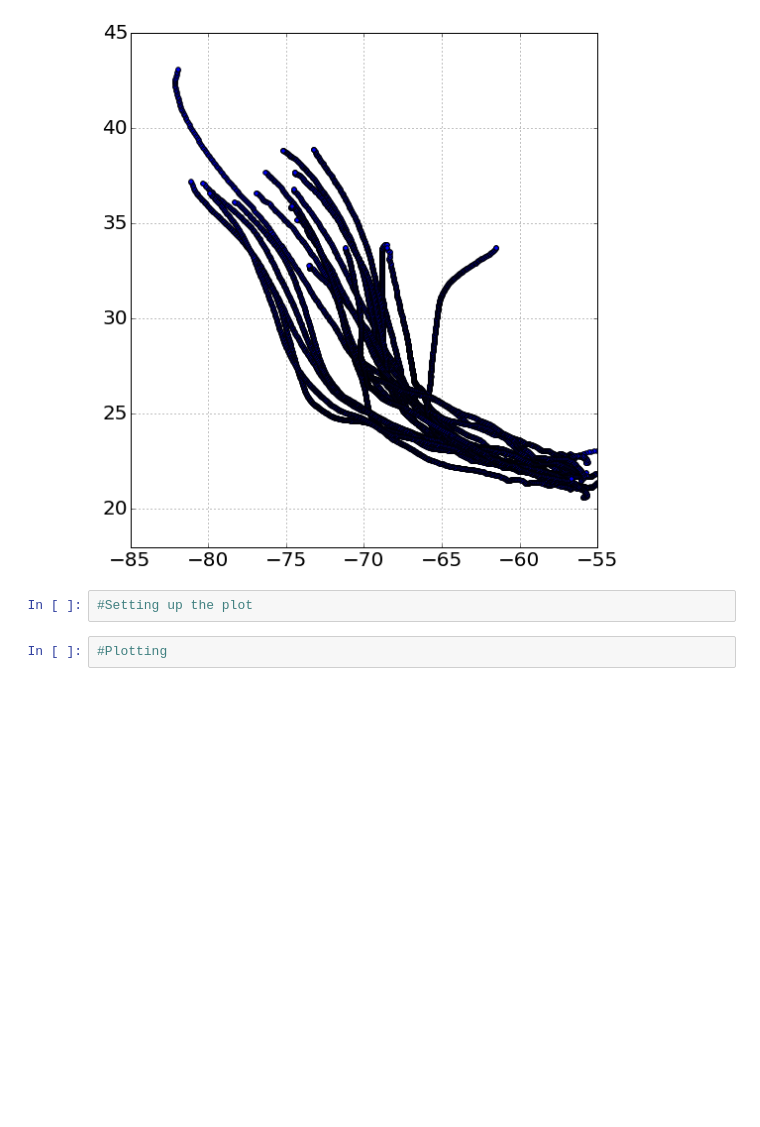
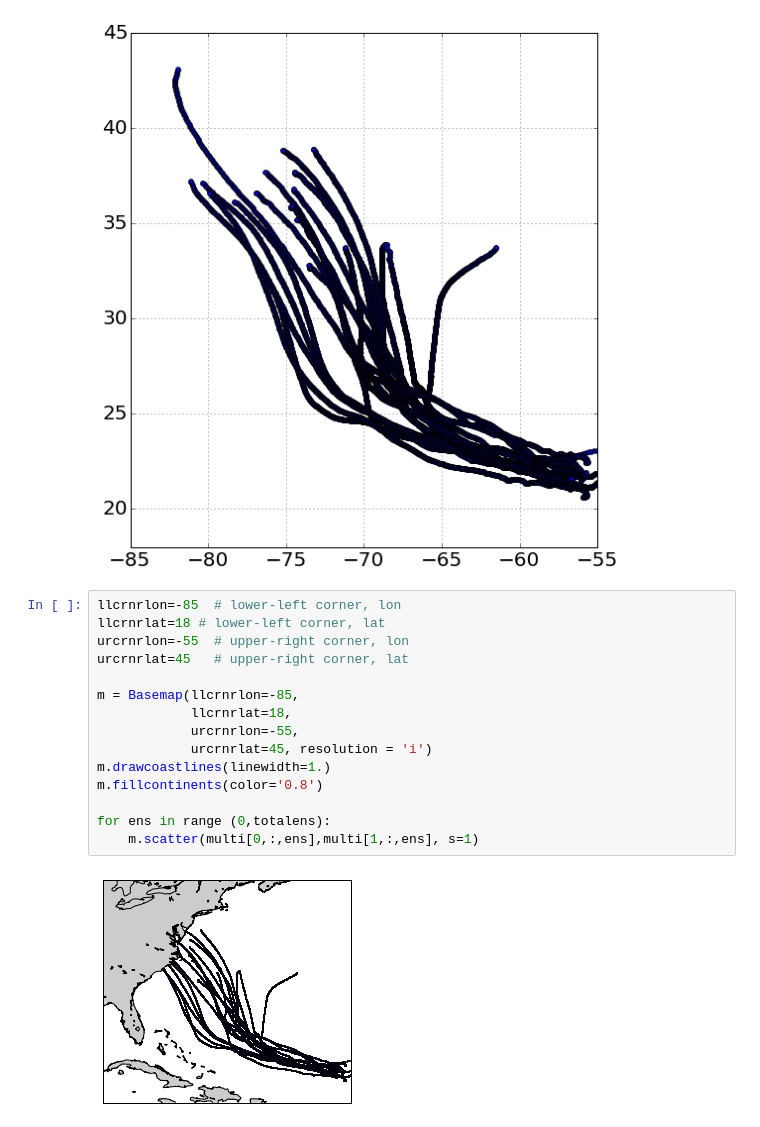
Before and after one commit to BrianOBlanton/NoteBooks, a Jupyter notebook: TrackDataHazards.ipynb, the cells around one changed output. Drawn from its saved outputs; the diff is of its cells as text; blank space fills up the shorter version.

```diff
--- a/TrackDataHazards.ipynb
+++ b/TrackDataHazards.ipynb
@@ -80,7 +62,20 @@ for ens in range (0,totalens):
     plt.scatter(multi[0,:,ens],multi[1,:,ens])
 # %% [output]
 [figure]
-# %%
-#Setting up the plot
-# %%
-#Plotting
+# %%
+llcrnrlon=-85  # lower-left corner, lon
+llcrnrlat=18 # lower-left corner, lat
+urcrnrlon=-55  # upper-right corner, lon
+urcrnrlat=45   # upper-right corner, lat
+
+m = Basemap(llcrnrlon=-85,
+            llcrnrlat=18,
+            urcrnrlon=-55,
+            urcrnrlat=45, resolution = 'i')
+m.drawcoastlines(linewidth=1.)
+m.fillcontinents(color='0.8')
+
+for ens in range (0,totalens):
+    m.scatter(multi[0,:,ens],multi[1,:,ens], s=1)
+# %% [output]
+[figure, added]
```
Also changed, not shown: parts of 2 cells of this notebook.
